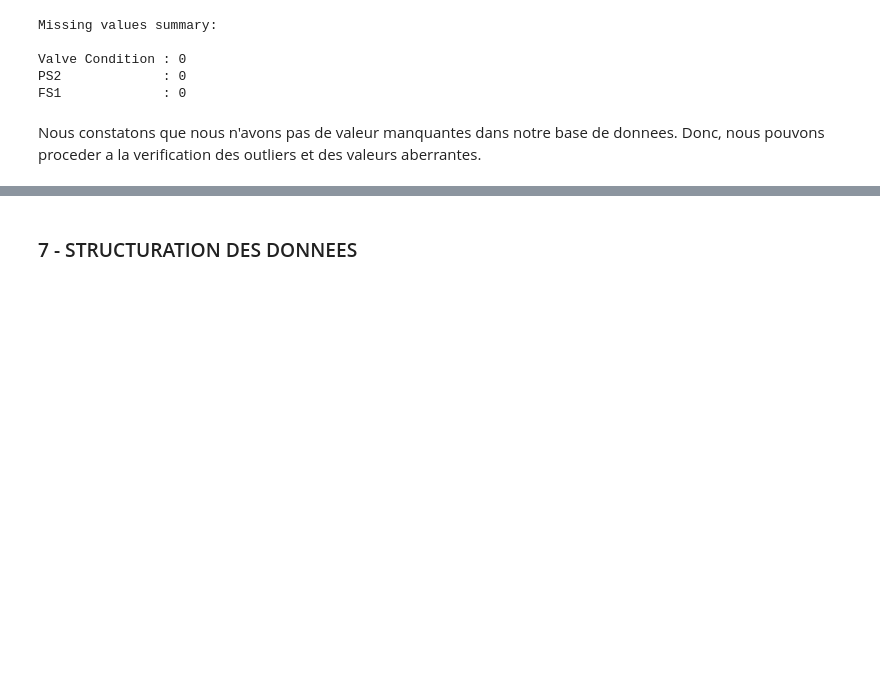
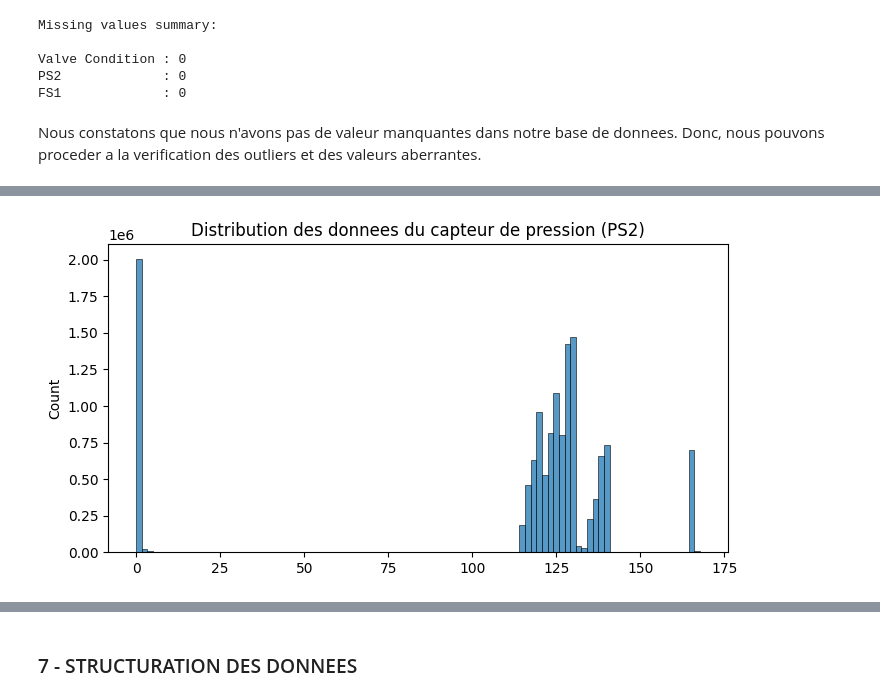
Before and after one commit to alex-05-20/ML_Project, a Jupyter notebook: project_ml.ipynb, the cells around one changed output, grey strips where cells are left out. Drawn from its saved outputs; the diff is of its cells as text; code cells hidden in the pictures; blank space fills up the shorter version.

Commit message:
Finished exploratory data analysis and moving on to feature selection

```diff
--- a/project_ml.ipynb
+++ b/project_ml.ipynb
@@ -120,0 +131,8 @@ Nous constatons que nous n'avons pas de valeur manquantes dans notre base de don
+# %%
+# Distribution des donnees de pressions du capteur PS2
+plt.figure(figsize=(8, 4))
+sns.histplot(ps2.select_dtypes(include='number').values.flatten(), bins=100)
+plt.title("Distribution des donnees du capteur de pression (PS2)")
+plt.show()
+# %% [output]
+[figure, added]
```
Also changed, not shown: parts of 6 cells of this notebook.
